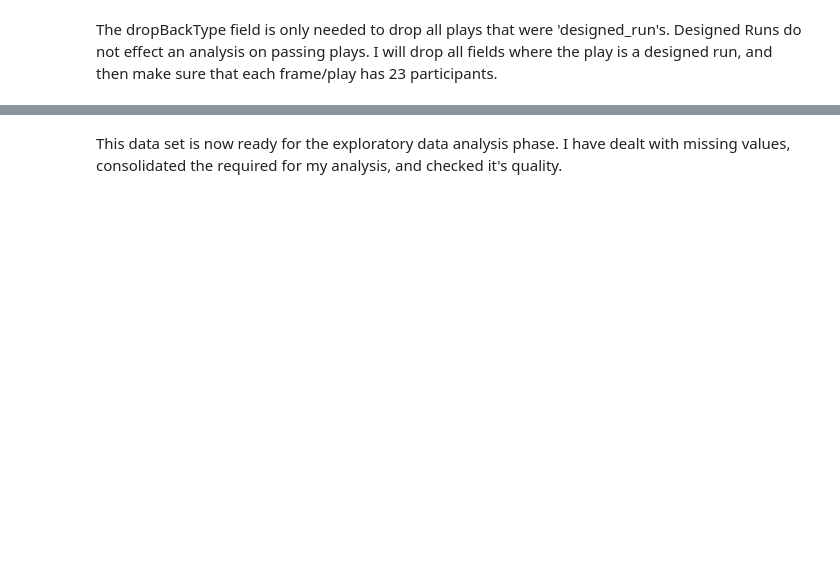
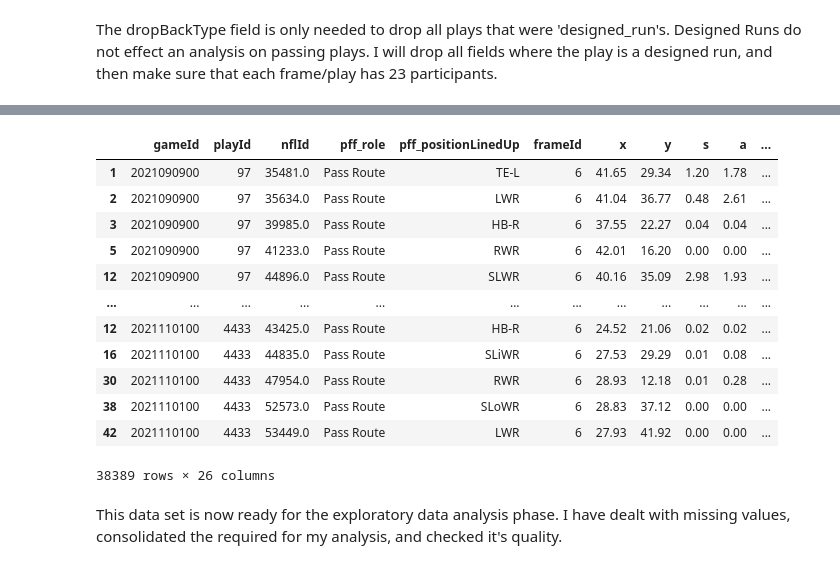
Before and after one commit to bkandikonda27/ExpectedPassingYardsMetricNFL, a Jupyter notebook: DataWrangling.ipynb, the cells around one changed output, grey strips where cells are left out. Saved outputs shown, nothing was run; the diff lists cells and outputs as text; code cells hidden in the pictures; blank space fills up the shorter version.

```diff
--- a/DataWrangling.ipynb
+++ b/DataWrangling.ipynb
@@ -464,0 +360,4 @@ df_main.head()
+# %%
+def closest_node(center_point, surrounding_points):
+    closest_index = distance.cdist([center_point], surrounding_points).argmin()
+    return surrounding_points[closest_index]
@@ -464,0 +399,6 @@ df_main.head()
+# %%
+df_new = df_main[df_main['event'].isin(['ball_snap'])]
+df_new['separation_from_defender'] = np.nan
+df_new['dist_from_ball'] = np.nan
+df_new['defender_from_ball'] = np.nan
+df_copy = df_new.iloc[:0,:].copy()
@@ -464,0 +421,9 @@ df_main.head()
+# %%
+for game in df_new['gameId'].unique():
+    df_g = df_new[df_new['gameId'] == game]
+    for play in df_g['playId'].unique():
+        df_p = df_g[df_g['playId'] == play]
+        new_df = addCatchSeparation(df_p)
+        new_df = new_df.reset_index(drop=True)
+        df_copy = pd.concat([df_copy,new_df[~new_df['separation_from_defender'].isna()]])
+df_copy
@@ -464,0 +444,3 @@ df_main.head()
+# %%
+df_copy2 = df_copy.drop_duplicates(subset=['gameId', 'playId', 'nflId'], keep='first')
+df_copy2
@@ -464,0 +532,17 @@ df_main.head()
+# %%
+df_copy3 = df_copy2[['gameId', 'playId', 'nflId', 'pff_role', 'pff_positionLinedUp', 'frameId', 'x','y','s','a','dis','o','dir', 'yardsToGo', 'passResult', 'prePenaltyPlayResult', 'offenseFormation', 'defendersInBox', 'dropBackType', 'pff_passCoverage', 'pff_passCoverageType', 'separation_from_defender','defender_from_ball' ,'dist_from_ball', 'xcatchingReceiverRoute', 'ycatchingReceiverRoute']]
+df_copy3
+# %% [output]
+|  | gameId | playId | nflId | pff_role | pff_positionLinedUp | frameId | x | y | s | a | ... |
+| 1 | 2021090900 | 97 | 35481.0 | Pass Route | TE-L | 6 | 41.65 | 29.34 | 1.20 | 1.78 | ... |
+| 2 | 2021090900 | 97 | 35634.0 | Pass Route | LWR | 6 | 41.04 | 36.77 | 0.48 | 2.61 | ... |
+| 3 | 2021090900 | 97 | 39985.0 | Pass Route | HB-R | 6 | 37.55 | 22.27 | 0.04 | 0.04 | ... |
+| 5 | 2021090900 | 97 | 41233.0 | Pass Route | RWR | 6 | 42.01 | 16.20 | 0.00 | 0.00 | ... |
+| 12 | 2021090900 | 97 | 44896.0 | Pass Route | SLWR | 6 | 40.16 | 35.09 | 2.98 | 1.93 | ... |
+| ... | ... | ... | ... | ... | ... | ... | ... | ... | ... | ... | ... |
+| 12 | 2021110100 | 4433 | 43425.0 | Pass Route | HB-R | 6 | 24.52 | 21.06 | 0.02 | 0.02 | ... |
+| 16 | 2021110100 | 4433 | 44835.0 | Pass Route | SLiWR | 6 | 27.53 | 29.29 | 0.01 | 0.08 | ... |
+| 30 | 2021110100 | 4433 | 47954.0 | Pass Route | RWR | 6 | 28.93 | 12.18 | 0.01 | 0.28 | ... |
+| 38 | 2021110100 | 4433 | 52573.0 | Pass Route | SLoWR | 6 | 28.83 | 37.12 | 0.00 | 0.00 | ... |
+| 42 | 2021110100 | 4433 | 53449.0 | Pass Route | LWR | 6 | 27.93 | 41.92 | 0.00 | 0.00 | ... |
+38389 rows × 26 columns
```
Also changed, not shown: parts of 36 cells of this notebook.
